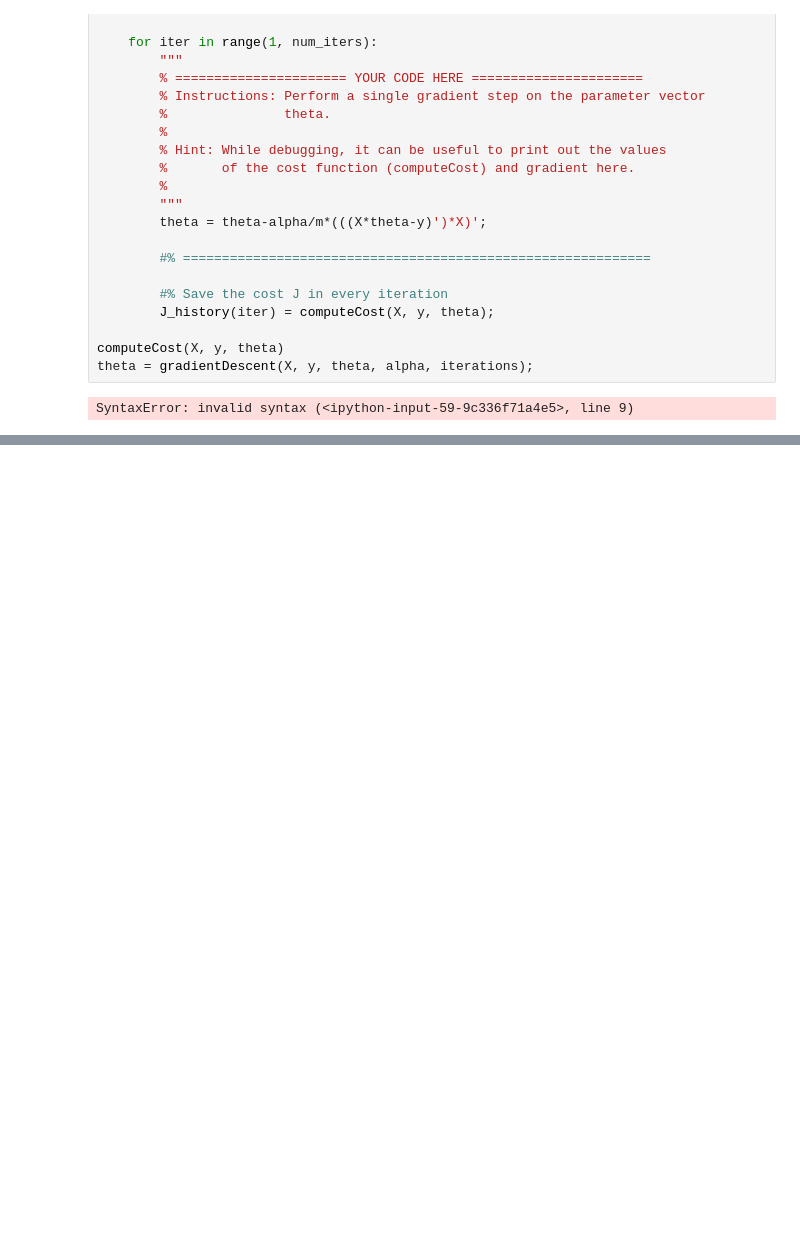
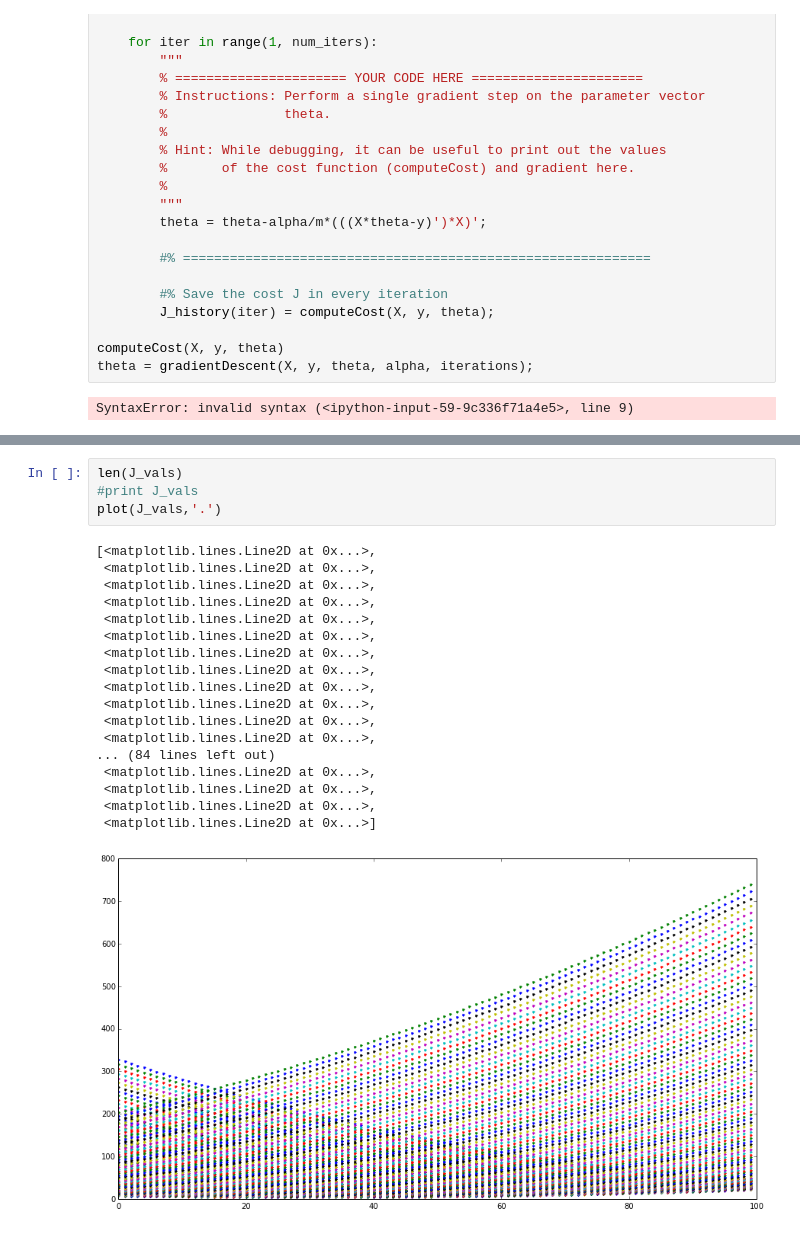
Before and after one commit to qorelogic/ml2, a Jupyter notebook: bin/statwing.ipynb, the cells around one changed output, grey strips where cells are left out. Saved outputs shown, nothing was run; the diff lists cells and outputs as text; blank space fills up the shorter version.

```diff
--- a/bin/statwing.ipynb
+++ b/bin/statwing.ipynb
@@ -153,0 +273,23 @@ SyntaxError: invalid syntax (<ipython-input-59-9c336f71a4e5>, line 9)
+# %%
+len(J_vals)
+#print J_vals
+plot(J_vals,'.')
+# %% [output]
+[<matplotlib.lines.Line2D at 0x...>,
+ <matplotlib.lines.Line2D at 0x...>,
+ <matplotlib.lines.Line2D at 0x...>,
+ <matplotlib.lines.Line2D at 0x...>,
+ <matplotlib.lines.Line2D at 0x...>,
+ <matplotlib.lines.Line2D at 0x...>,
+ <matplotlib.lines.Line2D at 0x...>,
+ <matplotlib.lines.Line2D at 0x...>,
+ <matplotlib.lines.Line2D at 0x...>,
+ <matplotlib.lines.Line2D at 0x...>,
+ <matplotlib.lines.Line2D at 0x...>,
+ <matplotlib.lines.Line2D at 0x...>,
+... (84 lines left out)
+ <matplotlib.lines.Line2D at 0x...>,
+ <matplotlib.lines.Line2D at 0x...>,
+ <matplotlib.lines.Line2D at 0x...>,
+ <matplotlib.lines.Line2D at 0x...>]
+[figure, added]
```
Also changed, not shown: parts of 7 cells of this notebook, 2 other files.
